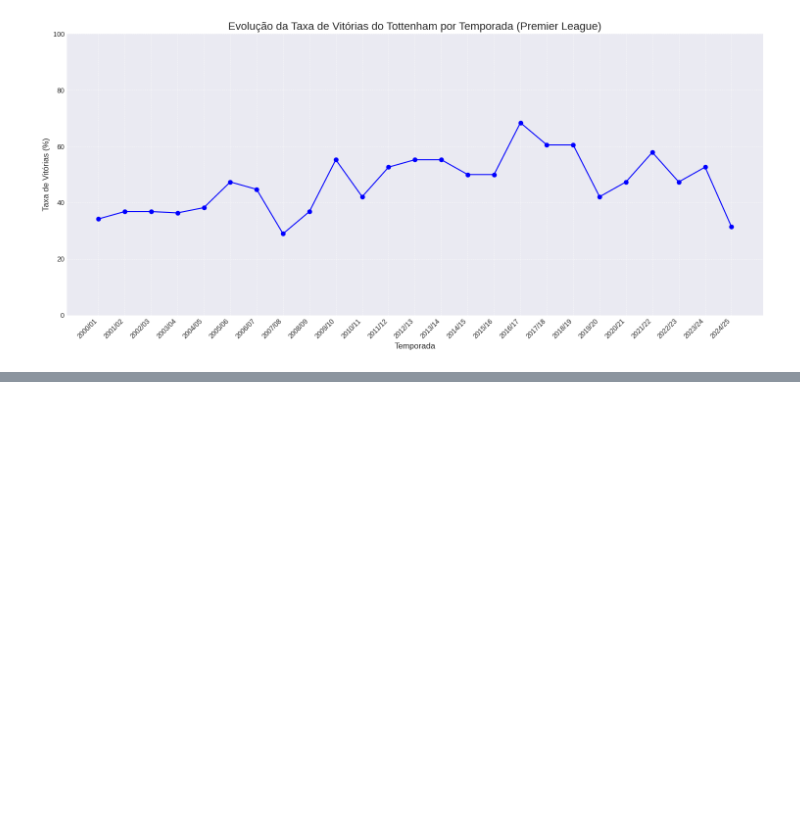
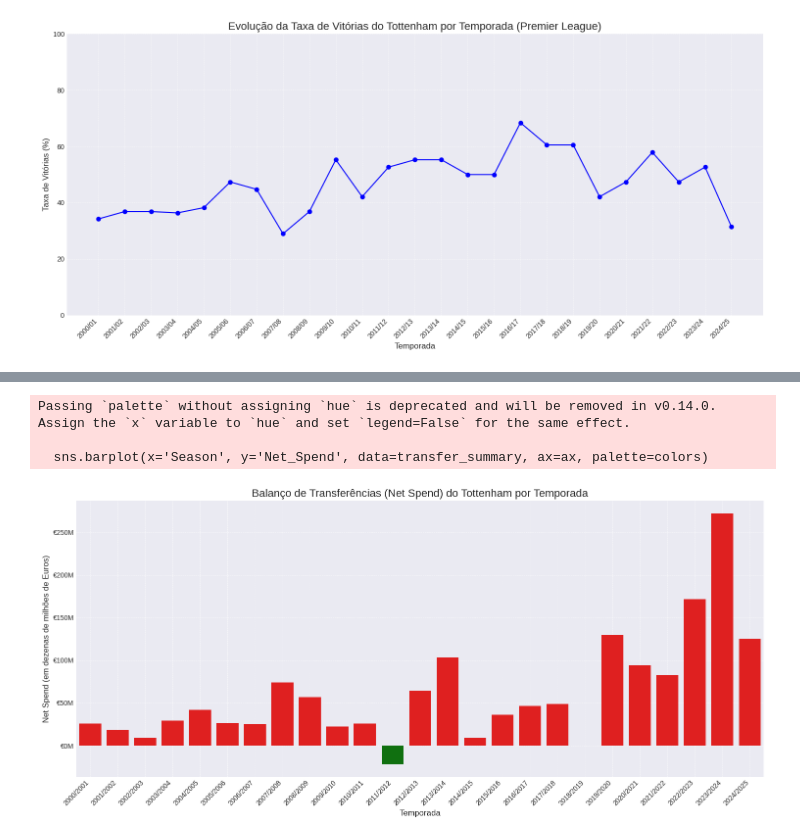
Before and after one commit to VulgoLk14/Spurs-Levy-Projeto, a Jupyter notebook: analise_era_levy_tottenham.ipynb, the cells around one changed output, grey strips where cells are left out. Drawn from its saved outputs; the diff is of its cells as text; code cells hidden in the pictures; blank space fills up the shorter version.

```diff
--- a/analise_era_levy_tottenham.ipynb
+++ b/analise_era_levy_tottenham.ipynb
@@ -200,0 +207,18 @@ Season
+# %%
+# --- Bloco 1: Carregando o Dataset de Transferências ---
+
+# Adicionamos a importação aqui por segurança, mas o ideal é que ela esteja no topo do notebook.
+import pandas as pd
+
+file_name_transfers = 'transfer_EPL_00-24.csv'
+
+df_transfers = pd.read_csv(file_name_transfers)
+
+print("--- Dataset de Transferências carregado com sucesso! ---")
+
+# --- Bloco 2: Inspeção Inicial do df_transfers ---
+print("\n--- Visualizando as 5 primeiras linhas (df_transfers.head()) ---")
+print(df_transfers.head())
+
+print("\n--- Resumo técnico do DataFrame (df_transfers.info()) ---")
+df_transfers.info()
@@ -200,0 +304,52 @@ Season
+# %%
+# --- Bloco 1: Engenharia de Atributos - Direção da Transferência ---
+# Primeiro, determinamos se cada transferência foi uma ENTRADA (In) ou uma SAÍDA (Out).
+df_spurs_transfers['Direction'] = np.where(df_spurs_transfers['New_Team'] == 'Tottenham Hotspur', 'In', 'Out')
+
+# Criamos colunas separadas para gastos e ganhos para facilitar a agregação
+df_spurs_transfers['Money_Spent'] = np.where(df_spurs_transfers['Direction'] == 'In', df_spurs_transfers['Fee_Numeric'], 0)
+df_spurs_transfers['Money_Gained'] = np.where(df_spurs_transfers['Direction'] == 'Out', df_spurs_transfers['Fee_Numeric'], 0)
+
+
+# --- Bloco 2: Agrupando por Temporada ---
+# Agrupamos os dados por temporada e somamos os gastos e ganhos
+transfer_summary = df_spurs_transfers.groupby('Season').agg(
+    Spent=('Money_Spent', 'sum'),
+    Gained=('Money_Gained', 'sum')
+).reset_index()
+
+# Calculamos a coluna final e mais importante: Net Spend
+transfer_summary['Net_Spend'] = transfer_summary['Spent'] - transfer_summary['Gained']
+
+
+# --- Bloco 3: Verificação da Tabela ---
+print("--- Balanço de Transferências por Temporada (em Euros) ---")
+# Formatando a saída para melhor legibilidade em milhões
+pd.options.display.float_format = '{:,.2f}'.format
+print(transfer_summary)
+
+
+# --- Bloco 4: Visualização do Net Spend ---
+# Um gráfico de barras é perfeito para visualizar o gasto líquido.
+fig, ax = plt.subplots(figsize=(15, 7))
+
+# Criamos uma coluna de cor para diferenciar gastos de lucros
+colors = ['red' if x > 0 else 'green' for x in transfer_summary['Net_Spend']]
+
+# Plotando o gráfico de barras
+sns.barplot(x='Season', y='Net_Spend', data=transfer_summary, ax=ax, palette=colors)
+
+# Adicionando títulos e rótulos
+ax.set_title('Balanço de Transferências (Net Spend) do Tottenham por Temporada', fontsize=16)
+ax.set_xlabel('Temporada', fontsize=12)
+ax.set_ylabel('Net Spend (em dezenas de milhões de Euros)', fontsize=12)
+ax.grid(True, which='both', linestyle='--', linewidth=0.5)
+
+# Formatando o eixo Y para exibir em milhões
+ax.yaxis.set_major_formatter(lambda x, pos: f'€{x/1e6:.0f}M')
+
+# Rotacionando os rótulos do eixo X
+plt.xticks(rotation=45, ha="right")
+plt.tight_layout()
+plt.show()
+# %% [output]
@@ -200,0 +373,4 @@ Season
+Passing `palette` without assigning `hue` is deprecated and will be removed in v0.14.0. Assign the `x` variable to `hue` and set `legend=False` for the same effect.
+
+  sns.barplot(x='Season', y='Net_Spend', data=transfer_summary, ax=ax, palette=colors)
+[figure, added]
```
Also changed, not shown: parts of 5 cells of this notebook, 5 other files.
